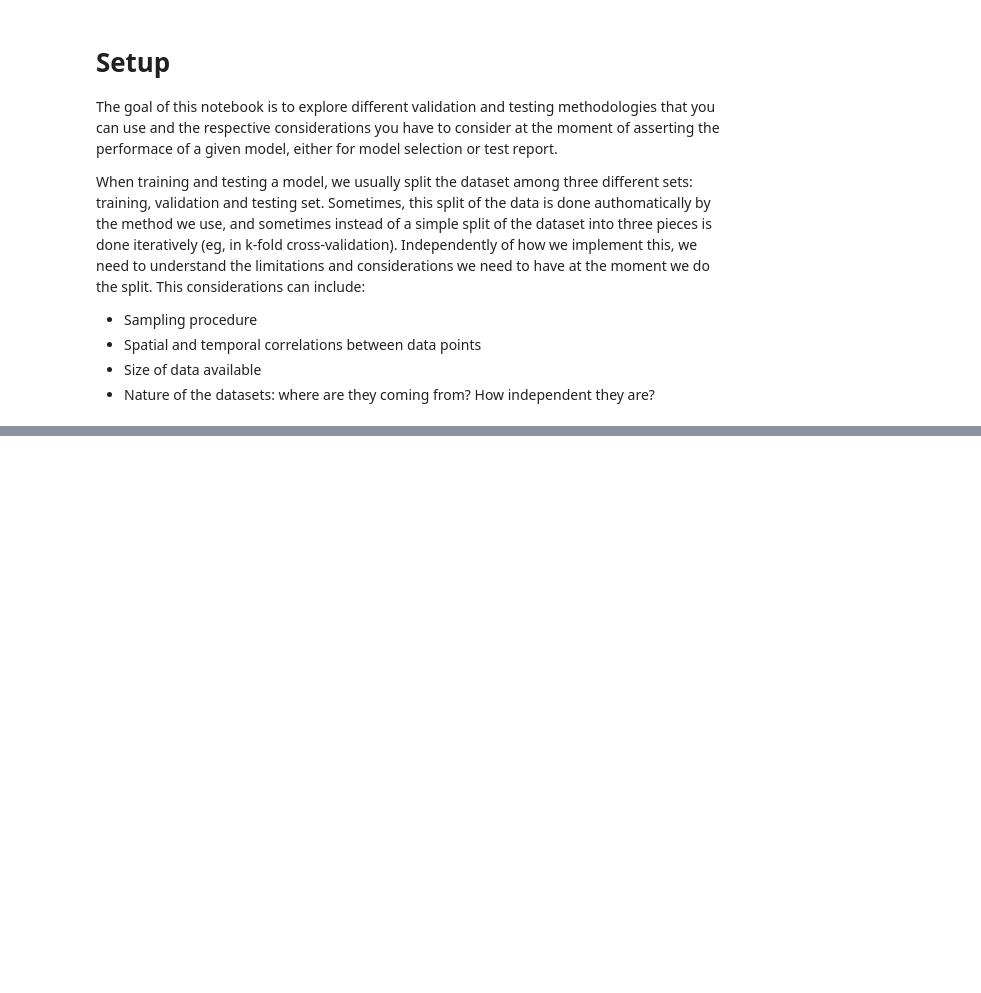
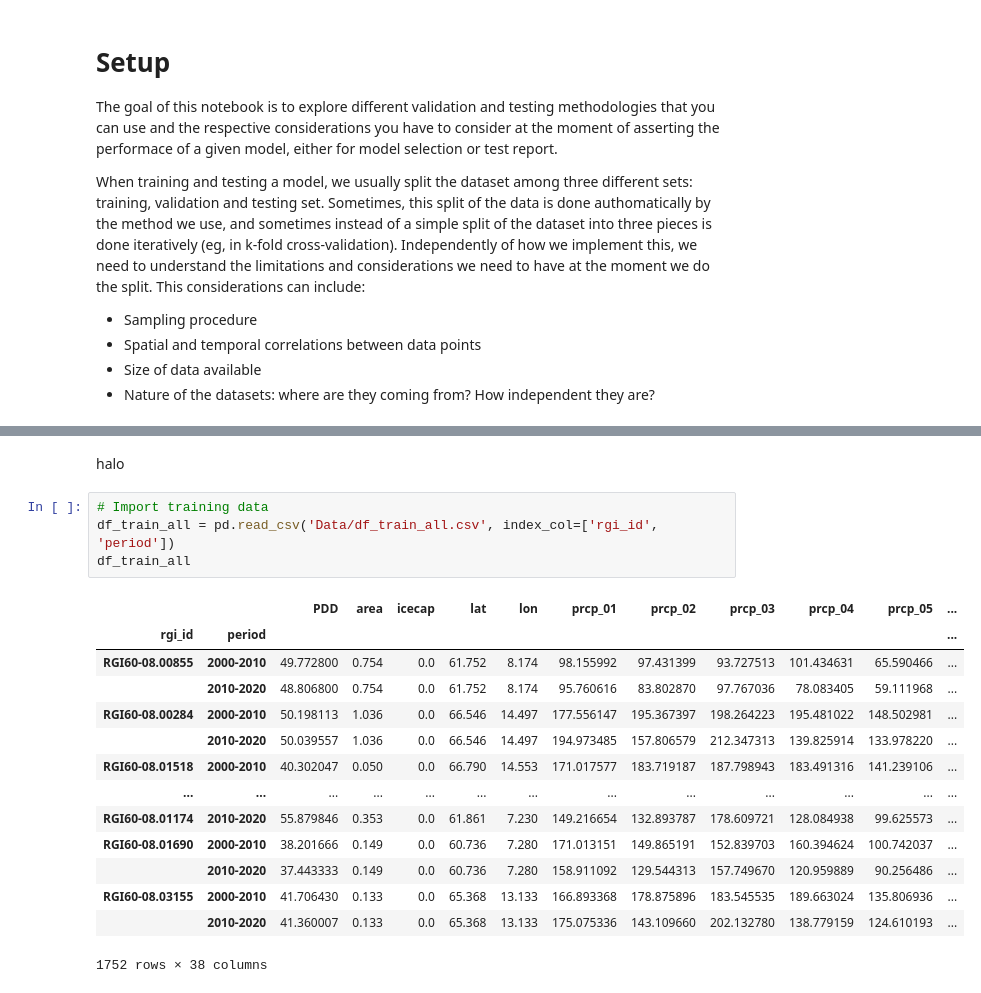
Before and after one commit to Machine-Learning-in-Glaciology-Workshop/Project_MB_Regression, a Jupyter notebook: 4_Validation.ipynb, the cells around one changed output, grey strips where cells are left out. Saved outputs shown, nothing was run; the diff lists cells and outputs as text; blank space fills up the shorter version.

```diff
--- a/4_Validation.ipynb
+++ b/4_Validation.ipynb
@@ -25,3 +25,24 @@ When training and testing a model, we usually split the dataset among three diff
 How would you desing a validation-testing workflow for the problem of predicting the mass balance? How would you divide the different folds?
 
 For an excellent introduction to cross-validation, as well as the different high-level function to implement it in `sklearn` models, checkout [this tutorial](https://scikit-learn.org/stable/modules/cross_validation.html).
+# %% [markdown]
+halo
+# %%
+# Import training data
+df_train_all = pd.read_csv('Data/df_train_all.csv', index_col=['rgi_id', 'period'])
+df_train_all
+# %% [output]
+|  |  | PDD | area | icecap | lat | lon | prcp_01 | prcp_02 | prcp_03 | prcp_04 | prcp_05 | ... |
+| rgi_id | period |  |  |  |  |  |  |  |  |  |  | ... |
+| RGI60-08.00855 | 2000-2010 | 49.772800 | 0.754 | 0.0 | 61.752 | 8.174 | 98.155992 | 97.431399 | 93.727513 | 101.434631 | 65.590466 | ... |
+|  | 2010-2020 | 48.806800 | 0.754 | 0.0 | 61.752 | 8.174 | 95.760616 | 83.802870 | 97.767036 | 78.083405 | 59.111968 | ... |
+| RGI60-08.00284 | 2000-2010 | 50.198113 | 1.036 | 0.0 | 66.546 | 14.497 | 177.556147 | 195.367397 | 198.264223 | 195.481022 | 148.502981 | ... |
+|  | 2010-2020 | 50.039557 | 1.036 | 0.0 | 66.546 | 14.497 | 194.973485 | 157.806579 | 212.347313 | 139.825914 | 133.978220 | ... |
+| RGI60-08.01518 | 2000-2010 | 40.302047 | 0.050 | 0.0 | 66.790 | 14.553 | 171.017577 | 183.719187 | 187.798943 | 183.491316 | 141.239106 | ... |
+| ... | ... | ... | ... | ... | ... | ... | ... | ... | ... | ... | ... | ... |
+| RGI60-08.01174 | 2010-2020 | 55.879846 | 0.353 | 0.0 | 61.861 | 7.230 | 149.216654 | 132.893787 | 178.609721 | 128.084938 | 99.625573 | ... |
+| RGI60-08.01690 | 2000-2010 | 38.201666 | 0.149 | 0.0 | 60.736 | 7.280 | 171.013151 | 149.865191 | 152.839703 | 160.394624 | 100.742037 | ... |
+|  | 2010-2020 | 37.443333 | 0.149 | 0.0 | 60.736 | 7.280 | 158.911092 | 129.544313 | 157.749670 | 120.959889 | 90.256486 | ... |
+| RGI60-08.03155 | 2000-2010 | 41.706430 | 0.133 | 0.0 | 65.368 | 13.133 | 166.893368 | 178.875896 | 183.545535 | 189.663024 | 135.806936 | ... |
+|  | 2010-2020 | 41.360007 | 0.133 | 0.0 | 65.368 | 13.133 | 175.075336 | 143.109660 | 202.132780 | 138.779159 | 124.610193 | ... |
+1752 rows × 38 columns
```
Also changed, not shown: parts of 8 cells of this notebook.
